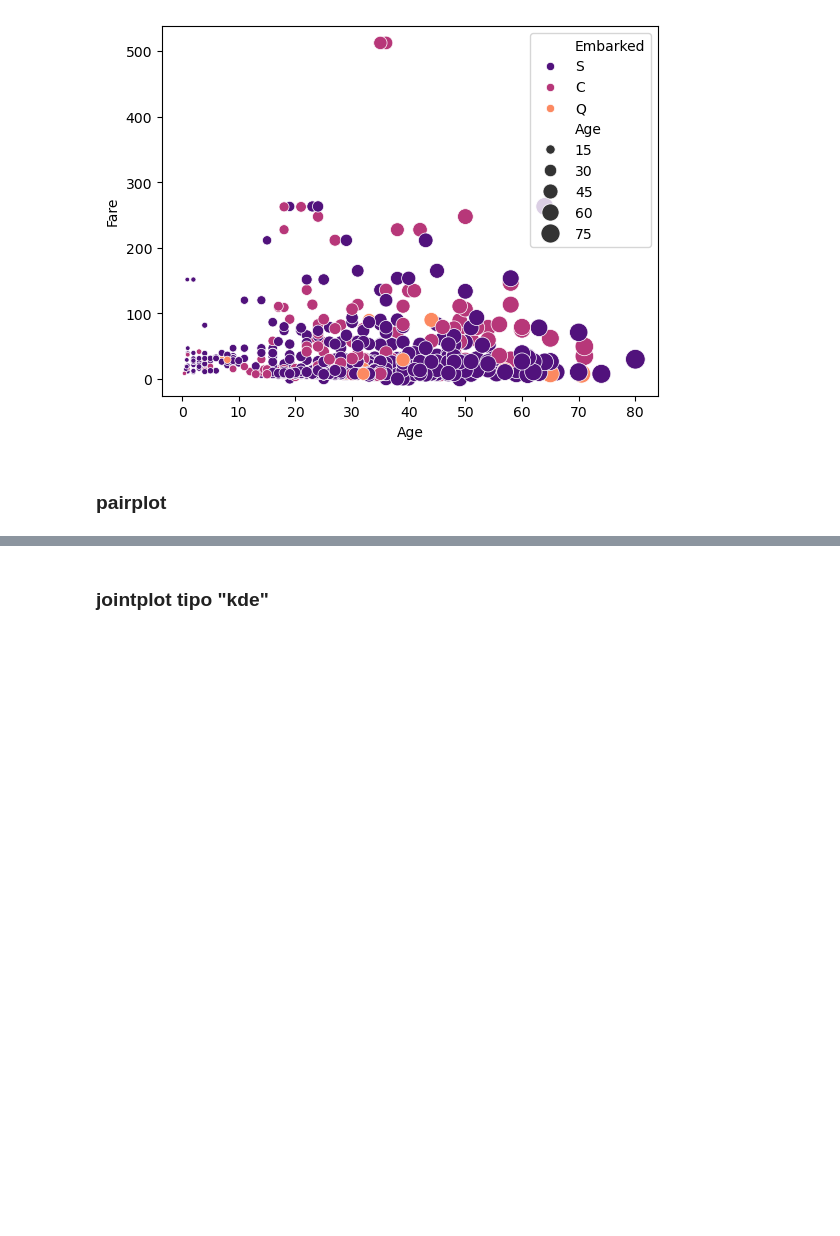
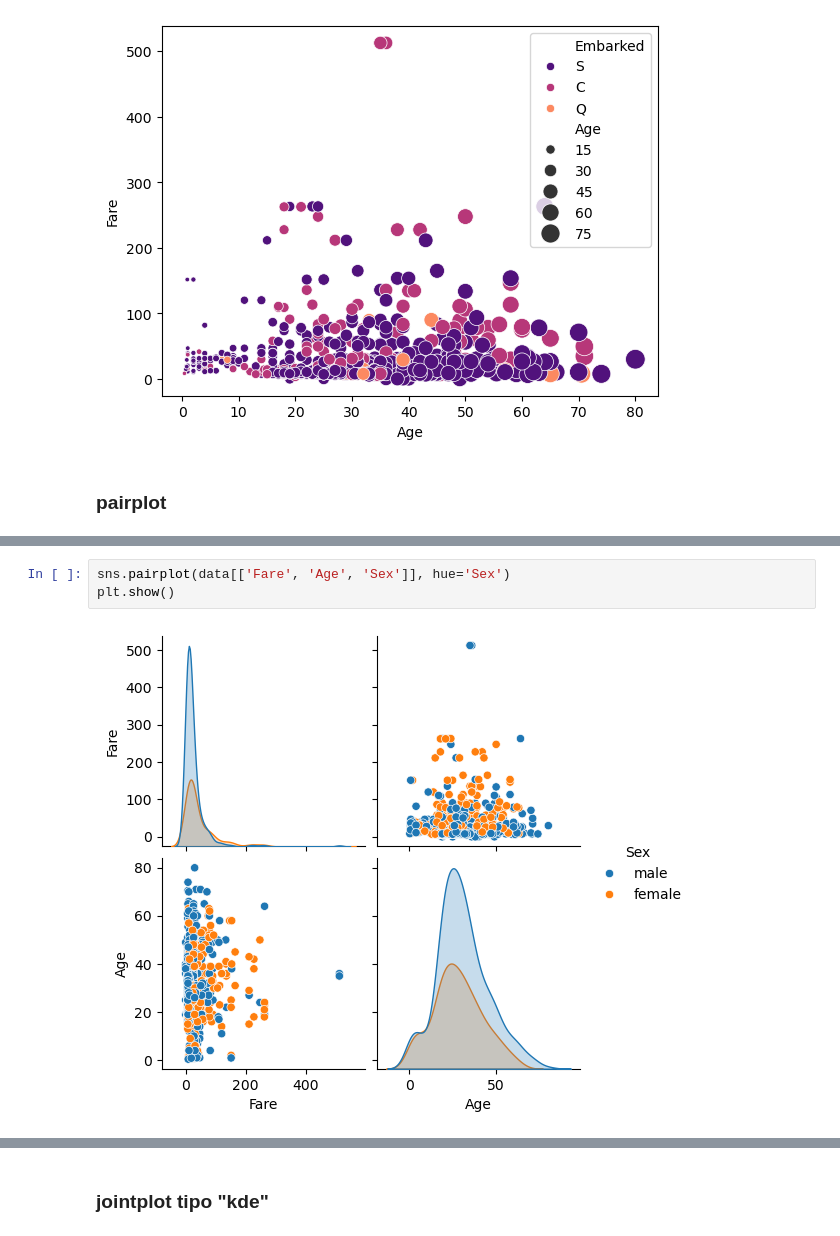
Before and after one commit to gabrielrstan/Data_Science_e_Machine_Learning_com_Estat-stica_e_Python, a Jupyter notebook: 05 - Visualizacao de Dados/Visualização de Dados - Vazio.ipynb, the cells around one changed output, grey strips where cells are left out. Drawn from its saved outputs; the diff is of its cells as text; blank space fills up the shorter version.

```diff
--- a/05 - Visualizacao de Dados/Visualização de Dados - Vazio.ipynb
+++ b/05 - Visualizacao de Dados/Visualização de Dados - Vazio.ipynb
@@ -367,0 +378,5 @@ plt.show
+# %%
+sns.pairplot(data[['Fare', 'Age', 'Sex']], hue='Sex')
+plt.show()
+# %% [output]
+[figure, added]
```
Also changed, not shown: parts of 35 cells of this notebook.
